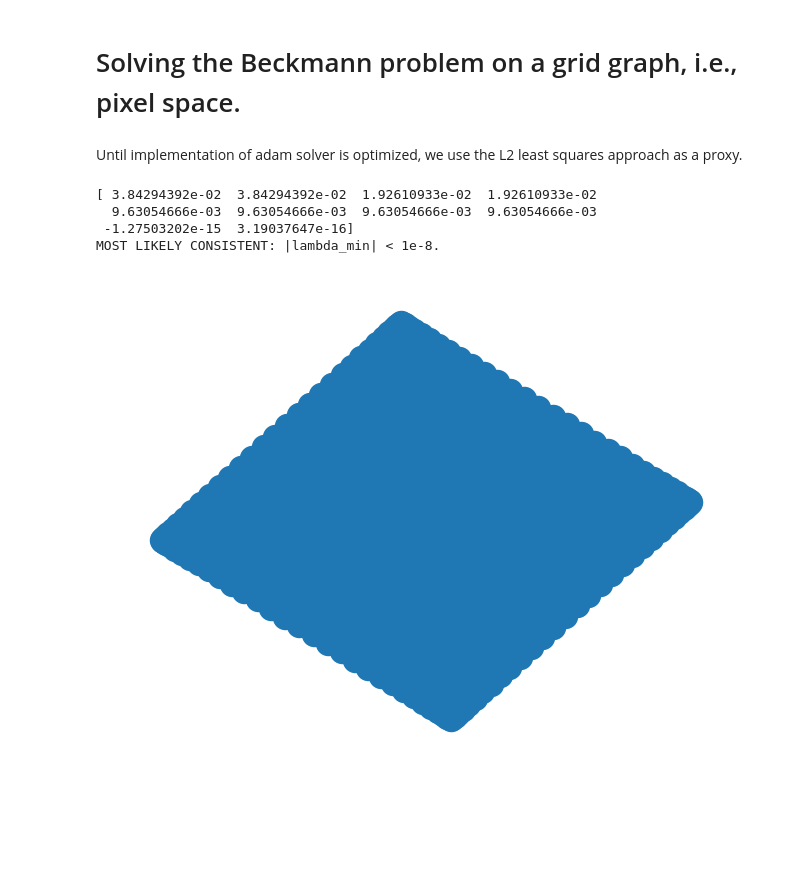
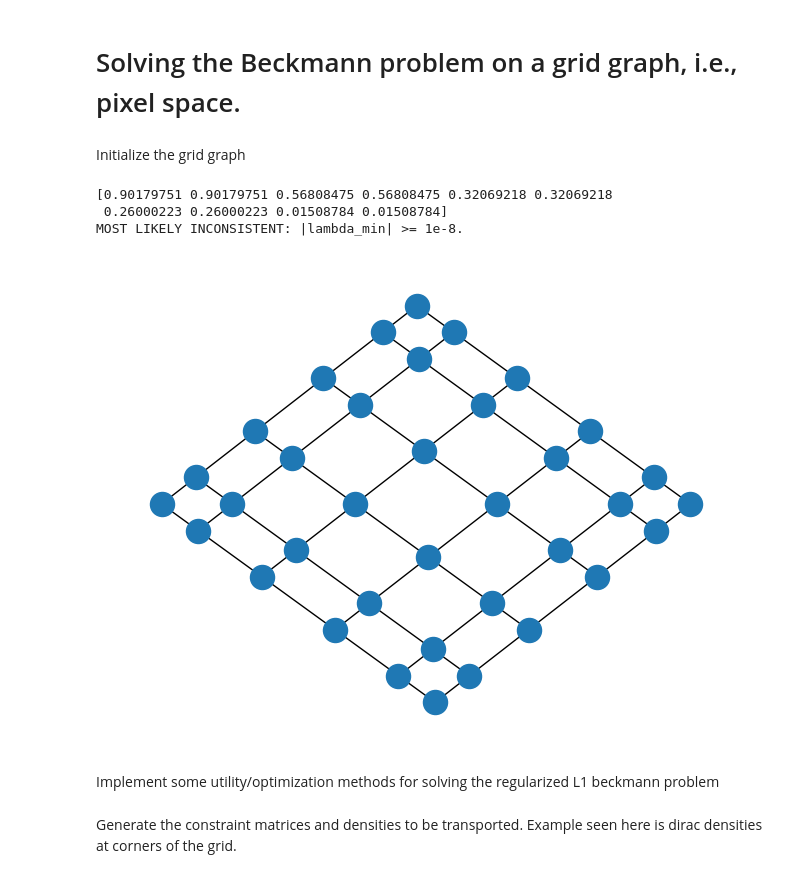
Before and after one commit to sawyer-jack-1/connection-graph-wasserstein, a Jupyter notebook: connection_beckmann_grid.ipynb, the cells around one changed output. Saved outputs shown, nothing was run; the diff lists cells and outputs as text; code cells hidden in the pictures; blank space fills up the shorter version.

Commit message:
added grid/pixel space functionality for L2 problem.

```diff
--- a/connection_beckmann_grid.ipynb
+++ b/connection_beckmann_grid.ipynb
@@ -9,23 +11,32 @@ import matplotlib.pyplot as plt
 from tqdm import tqdm
 # %% [markdown]
 # Solving the Beckmann problem on a grid graph, i.e., pixel space.
-# %% [markdown]
-Until implementation of adam solver is optimized, we use the L2 least squares approach as a proxy.
+# %% [markdown]
+Initialize the grid graph
 # %%
 
-GRID_WIDTH = 32
-GRID_HEIGHT = 32
+GRID_WIDTH = 6
+GRID_HEIGHT = 6
 INTRINSIC_DIM = 2
+
+ADD_ROTATIONAL_PERTURBATION = True
+THETA = math.pi / 2
 
 gridGraph = cnx.cnxFromPixelGrid(GRID_WIDTH, GRID_HEIGHT, INTRINSIC_DIM)
 
-gridGraphIncidenceMatrix = gridGraph.connectionIncidenceMatrix
+if ADD_ROTATIONAL_PERTURBATION:
+
+    r = np.array([[math.cos(THETA), -math.sin(THETA)], [math.sin(THETA), math.cos(THETA)]])
+    gridGraph.updateEdgeSignature((0,1), r)
 
 gridGraph.printConnectionLaplacianEigenvalues()
 nx.draw_spectral(gridGraph)
+
+gridGraphIncidenceMatrix = gridGraph.connectionIncidenceMatrix
 # %% [output]
-[ 3.84294392e-02  3.84294392e-02  1.92610933e-02  1.92610933e-02
-  9.63054666e-03  9.63054666e-03  9.63054666e-03  9.63054666e-03
- -1.27503202e-15  3.19037647e-16]
-MOST LIKELY CONSISTENT: |lambda_min| < 1e-8.
+[0.90179751 0.90179751 0.56808475 0.56808475 0.32069218 0.32069218
+ 0.26000223 0.26000223 0.01508784 0.01508784]
+MOST LIKELY INCONSISTENT: |lambda_min| >= 1e-8.
-[figure, old version]
+[figure, new version]
+# %% [markdown]
+Implement some utility/optimization methods for solving the regularized L1 beckmann problem
@@ -32 +87,3 @@ MOST LIKELY CONSISTENT: |lambda_min| < 1e-8.
+# %% [markdown]
+Generate the constraint matrices and densities to be transported. Example seen here is dirac densities at corners of the grid.
 # %%
```
Also changed, not shown: parts of 9 cells of this notebook, 2 other files.
